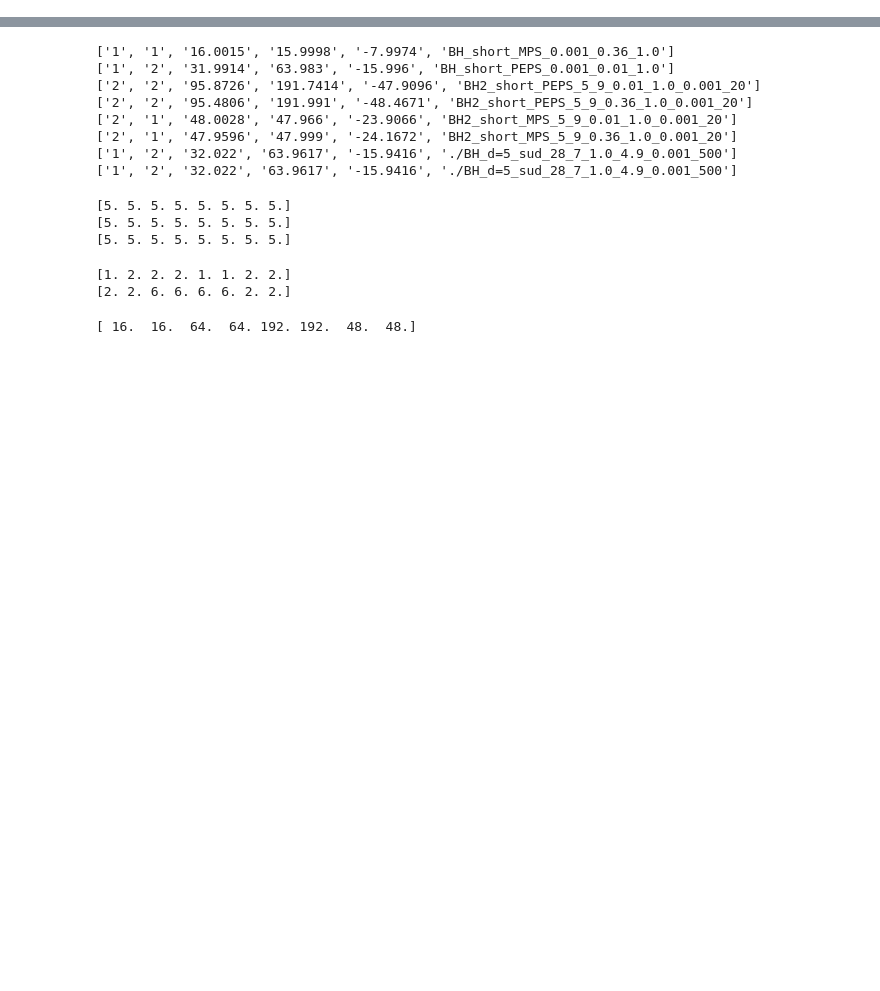
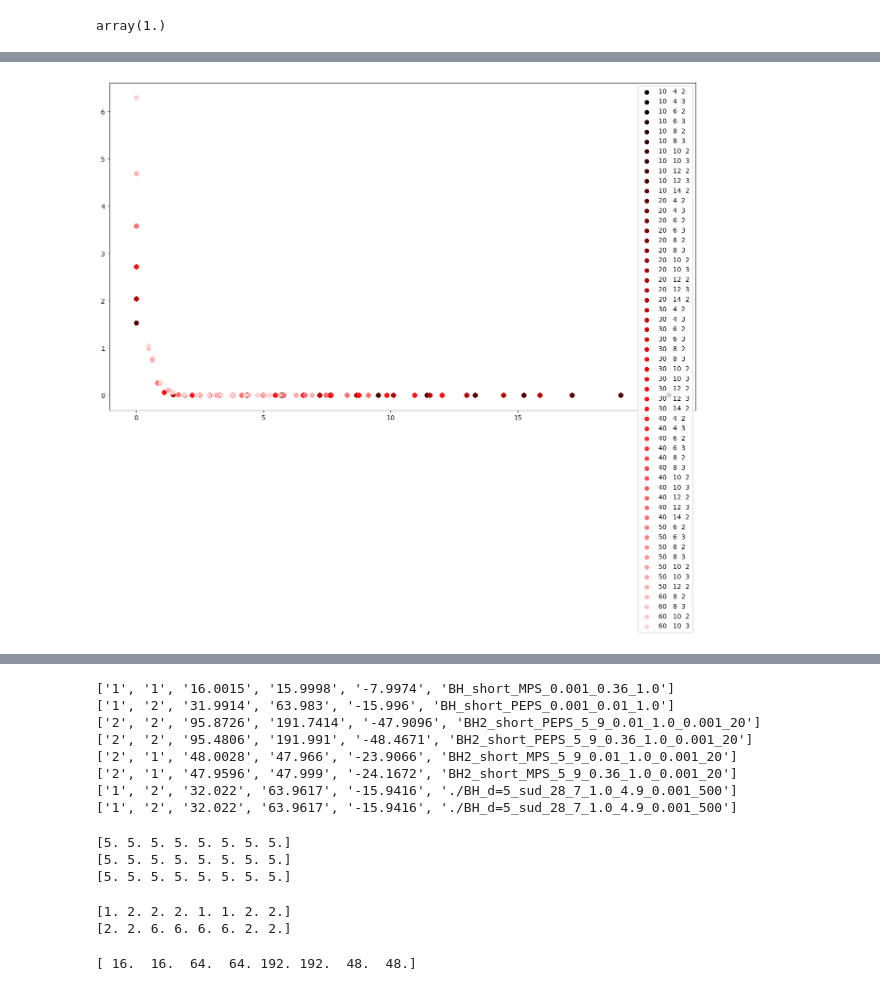
Before and after one commit to BalcarKMPL/TensorNetworks, a Jupyter notebook: ababa.ipynb, the cells around one changed output, grey strips where cells are left out. Saved outputs shown, nothing was run; the diff lists cells and outputs as text; code cells hidden in the pictures; blank space fills up the shorter version.

```diff
--- a/ababa.ipynb
+++ b/ababa.ipynb
@@ -35,0 +1,78 @@ import NTU_SERIAL_SVD as NTU
+# %%
+import numpy as np
+from matplotlib import pyplot as plt
+import colorsys
+
+plt.rcParams['figure.figsize']=[16,9]
+
+# tQ = 0.1 * 2 ** (k / 10)
+# nu_exp = 0.67
+# z_exp  = 1
+# ksi = tQ ** 0.4
+# ksi2Delta_sp = ksi ** (1 + 0.038176)
+
+def file(D, k):
+    return './BH-cubicramp_3_' + str(D) + '_' + str(float(k)) + '_0.1'
+# %%
+np.real_if_close(1+1j*1e-12, tol=8000)
+# %% [output]
+array(1.)
+# %%
+fig,ax=plt.subplots()
+
+GrandIterator = 0
+GrandData = []
+colors = [(x,0,0) for x in np.linspace(0,1,30,endpoint=True)] + [(1,x,x) for x in np.linspace(0,1,30,endpoint=True)]
+for k in [10,20,30,40,50,60,70,80,90,100]:
+    tQ = 0.1 * 2 ** (k / 10)
+    nu_exp = 0.67
+    ksi = tQ ** 0.4
+    ksi2Delta_sp = ksi ** (1 + 0.038176)
+    ksi2Delta_dd = ksi ** (2 * (1 + 0.038176))
+    i_around = int(3 / 2 * 2 ** (k / 10))
+    inds = np.arange(i_around - 2, i_around + 3)
+    for D in [4,6,8,10,12,14]:
+        dirr = file(D, k)
+        Delta = 0
+        for i in np.arange(0, i_around + 1):
+            try:
+                PEPS = dict(np.load(dirr + f'/PEPS_{i:05d}.npz'))
+                Delta += PEPS['NTUdelta']
+            except: break
+
+        for chimult in [2,3,4,5]:
+            print(dirr)
+            COR_AA, COR_NN = [], []
+            for i in [i_around]:
+                if i != i_around: continue
+                try:
+                    corr_aah_ns_A = dict(np.load(dirr + f'/CORR_{chimult:01d}_AAH_NS_{i:05d}.npz'))['corA']
+                    corr_aah_ns_B = dict(np.load(dirr + f'/CORR_{chimult:01d}_AAH_NS_{i:05d}.npz'))['corB']
+                    corr_aha_ns_A = dict(np.load(dirr + f'/CORR_{chimult:01d}_AHA_NS_{i:05d}.npz'))['corA']
+                    corr_aha_ns_B = dict(np.load(dirr + f'/CORR_{chimult:01d}_AHA_NS_{i:05d}.npz'))['corB']
+                    corr_aah_we_A = dict(np.load(dirr + f'/CORR_{chimult:01d}_AAH_WE_{i:05d}.npz'))['corA']
+                    corr_aah_we_B = dict(np.load(dirr + f'/CORR_{chimult:01d}_AAH_WE_{i:05d}.npz'))['corB']
+                    corr_aha_we_A = dict(np.load(dirr + f'/CORR_{chimult:01d}_AHA_WE_{i:05d}.npz'))['corA']
+                    corr_aha_we_B = dict(np.load(dirr + f'/CORR_{chimult:01d}_AHA_WE_{i:05d}.npz'))['corB']
+
+                    corr_nn_ns_A = dict(np.load(dirr + f'/CORR_{chimult:01d}_NN_NS_{i:05d}.npz'))['corA']
+                    corr_nn_ns_B = dict(np.load(dirr + f'/CORR_{chimult:01d}_NN_NS_{i:05d}.npz'))['corB']
+                    corr_nn_we_A = dict(np.load(dirr + f'/CORR_{chimult:01d}_NN_WE_{i:05d}.npz'))['corA']
+                    corr_nn_we_B = dict(np.load(dirr + f'/CORR_{chimult:01d}_NN_WE_{i:05d}.npz'))['corB']
+                except: continue
+                cor_nn = np.array([corr_nn_ns_A,corr_nn_ns_B,corr_nn_we_A,corr_nn_we_B])
+                cor_aa = np.array([corr_aha_we_B,corr_aha_we_A,corr_aah_we_B,corr_aah_we_A,corr_aha_ns_B,corr_aha_ns_A,corr_aah_ns_B,corr_aah_ns_A])
+                # COR_AA.append(np.array([np.mean(cor_aa, axis=0),np.std(cor_aa, axis=0)]))
+                COR_AA.append(2 * np.real_if_close(np.mean(cor_aa, axis=0), tol=8000))
+                COR_NN.append(np.real_if_close(np.mean(cor_nn, axis=0), tol=8000))
+            if len(COR_AA) == 0: continue
+            COR_AA = np.array(COR_AA)
+            COR_NN = np.array(COR_NN)
+            print(COR_AA.shape)
+            notscaledX = np.arange(0,COR_AA[0,:].shape[0])
+            ax.scatter(notscaledX/ksi,ksi2Delta_sp*COR_AA[0,:], label = str(k)+"   "+str(D)+"  "+str(chimult), color=colors[GrandIterator])
+            GrandIterator+=1
+            GrandData.append({'COR_AA':COR_AA, 'COR_NN':COR_NN, 'notscaledX':notscaledX, 'D':D, 'k':k, 'chimult':chimult, 'scaledY_AA':ksi2Delta_sp*COR_AA[0,:], 'scaledY_NN':ksi2Delta_dd*COR_NN[0,:], 'scaledX':notscaledX/ksi, 'Delta': Delta, 'tQ': tQ, 'ksi':ksi, 'ksi2Delta_sp':ksi2Delta_sp, 'ksi2Delta_dd':ksi2Delta_dd})
+ax.legend()
+print(GrandData[0])
+# %% [output]
@@ -35,0 +96 @@ import NTU_SERIAL_SVD as NTU
+[figure, added]
```
Also changed, not shown: parts of 12 cells of this notebook, 10 other files.
